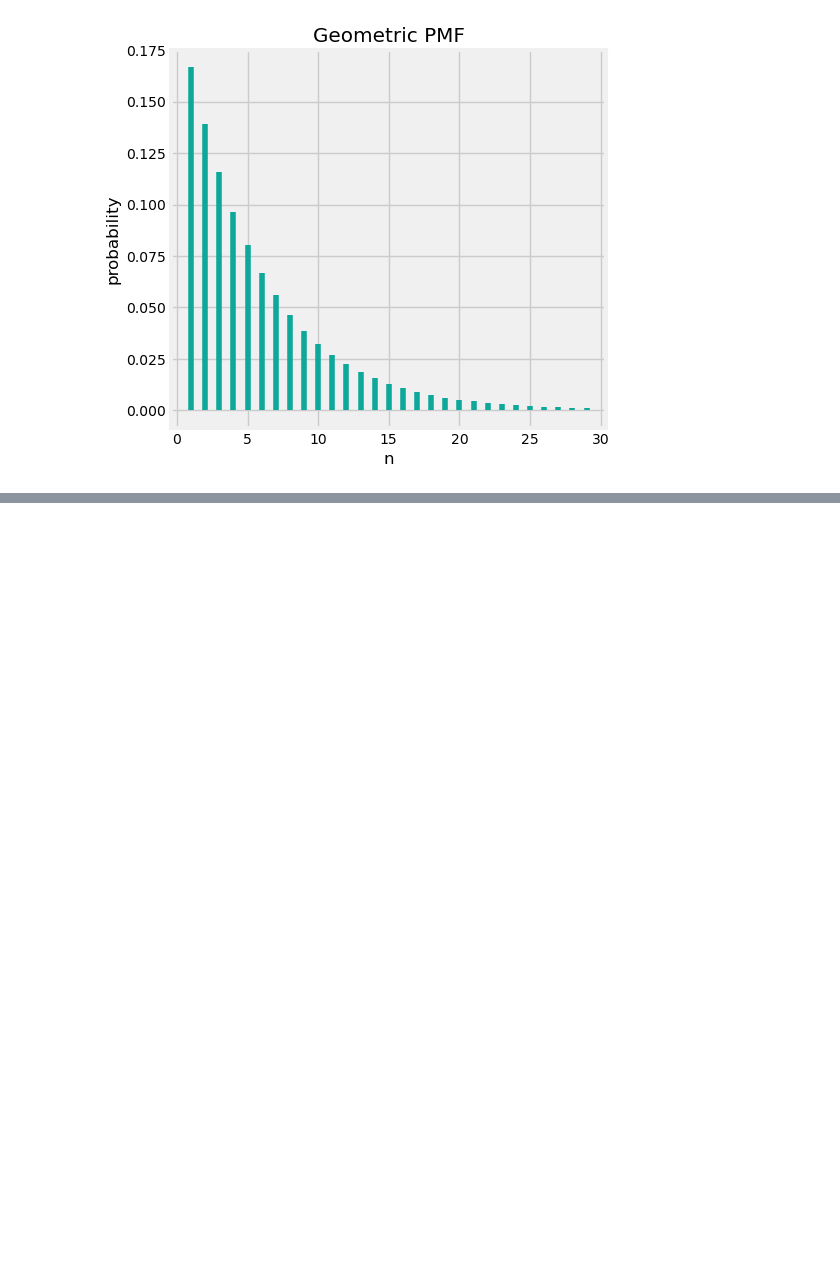
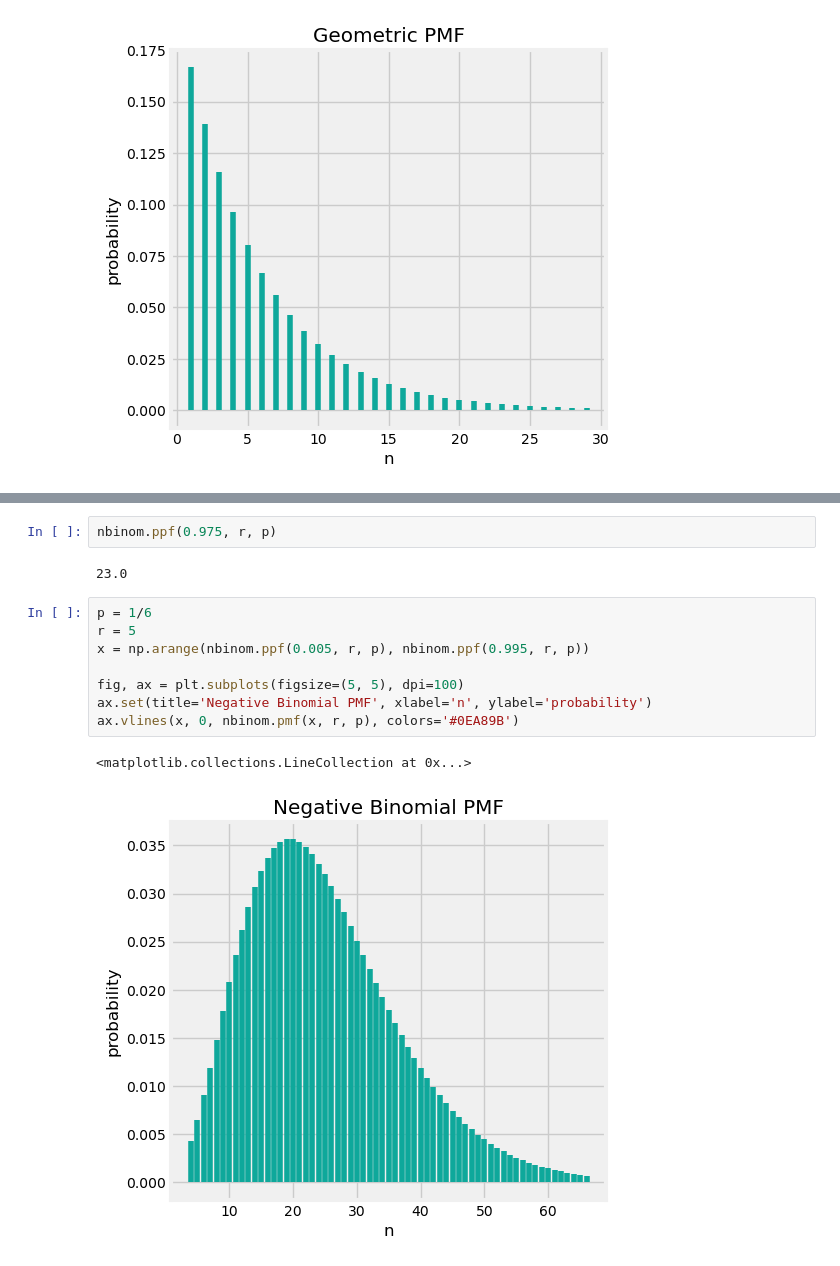
Before and after one commit to tanuhack/python, a Jupyter notebook: 3_statistics/Probability Distribution.ipynb, the cells around one changed output, grey strips where cells are left out. Cells and saved outputs as stored; diff of their text form; blank space fills up the shorter version.

```diff
--- a/3_statistics/Probability Distribution.ipynb
+++ b/3_statistics/Probability Distribution.ipynb
@@ -222,0 +251,15 @@ ax.vlines(n, 0, geom.pmf(n, p), colors='#0EA89B')
+# %%
+nbinom.ppf(0.975, r, p)
+# %% [output]
+23.0
+# %%
+p = 1/6
+r = 5
+x = np.arange(nbinom.ppf(0.005, r, p), nbinom.ppf(0.995, r, p))
+
+fig, ax = plt.subplots(figsize=(5, 5), dpi=100)
+ax.set(title='Negative Binomial PMF', xlabel='n', ylabel='probability')
+ax.vlines(x, 0, nbinom.pmf(x, r, p), colors='#0EA89B')
+# %% [output]
+<matplotlib.collections.LineCollection at 0x...>
+[figure, added]
```
Also changed, not shown: parts of 6 cells of this notebook.
